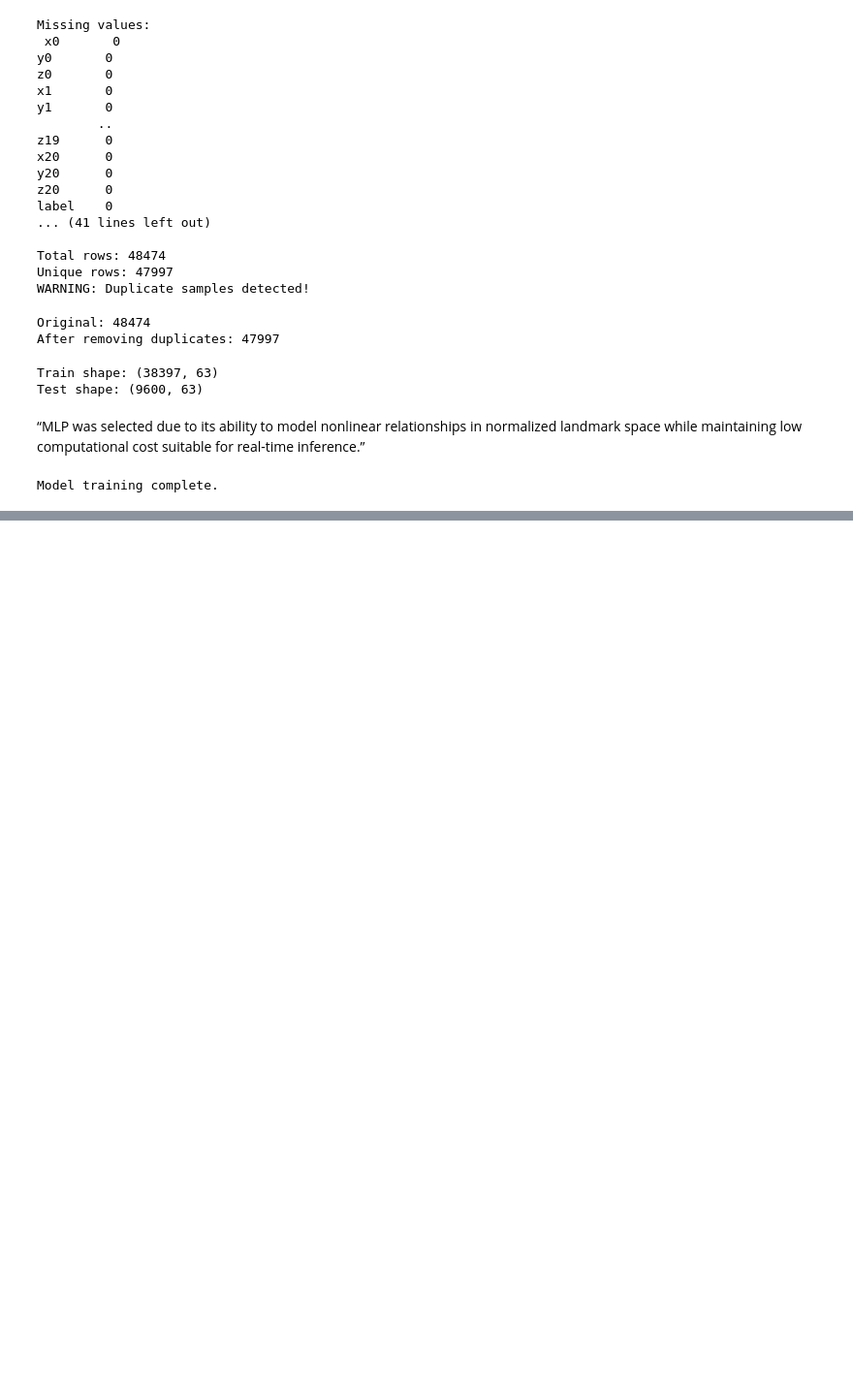
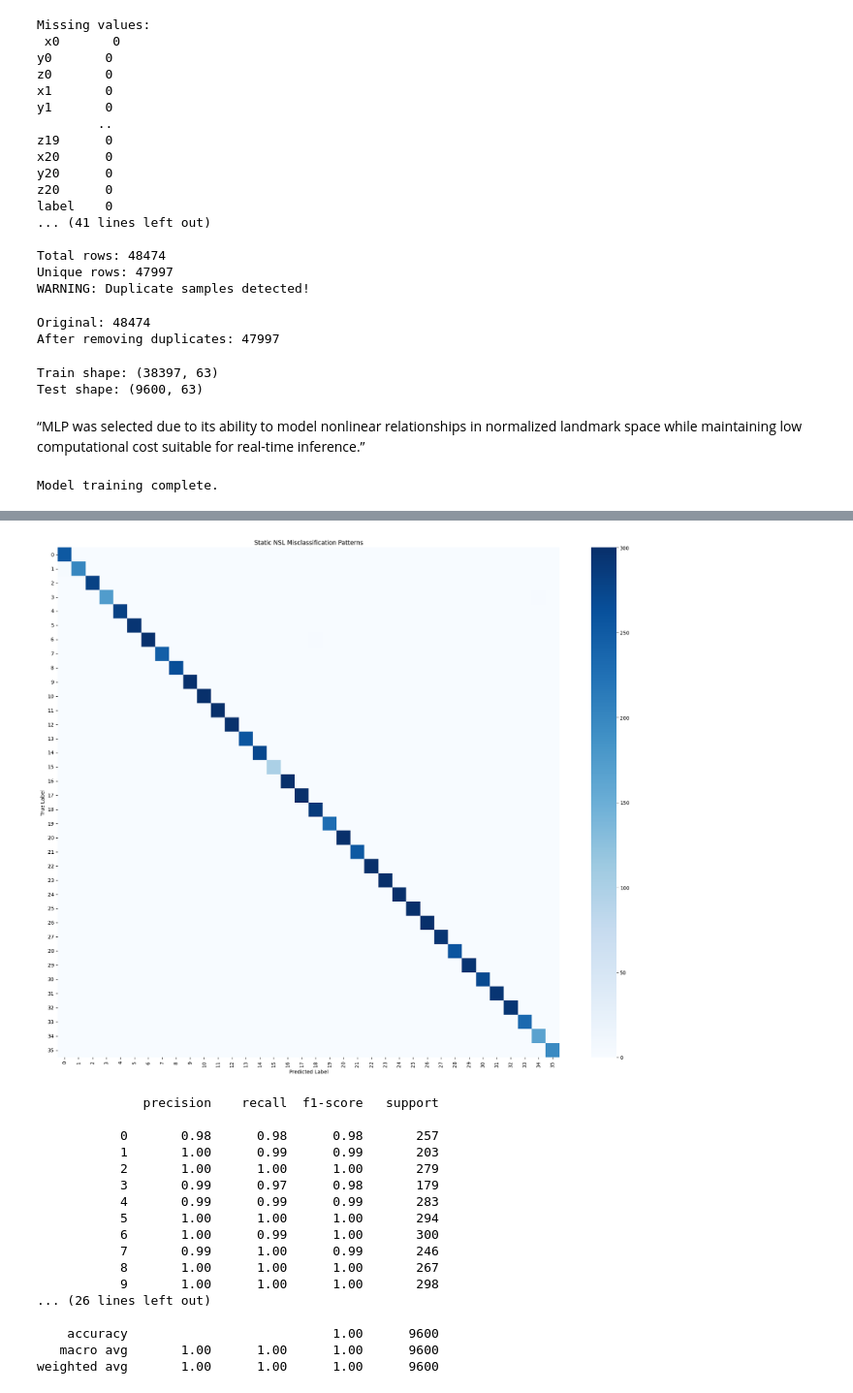
Before and after one commit to Diwashd/NSL-static-dynamic, a Jupyter notebook: notebooks/static_train.ipynb, the cells around one changed output, grey strips where cells are left out. Shown at 97% size. Saved outputs shown, nothing was run; the diff lists cells and outputs as text; code cells hidden in the pictures; blank space fills up the shorter version.

```diff
--- a/notebooks/static_train.ipynb
+++ b/notebooks/static_train.ipynb
@@ -239,0 +297,71 @@ Model saved as nsl_model.pkl
+# %%
+# ==========================================
+# 5.2.4 Misclassification Pattern Analysis
+# ==========================================
+
+import numpy as np
+import matplotlib.pyplot as plt
+import seaborn as sns
+
+from sklearn.metrics import confusion_matrix, classification_report
+
+# Predict on test set
+y_pred = model.predict(X_test)
+
+# Use consistent class labels for plots and reports
+class_labels = np.unique(y)
+
+# ------------------------------------------
+# Confusion Matrix
+# ------------------------------------------
+
+cm = confusion_matrix(y_test, y_pred)
+
+plt.figure(figsize=(18, 15))
+
+sns.heatmap(
+    cm,
+    annot=False,
+    cmap="Blues",
+    xticklabels=class_labels,
+    yticklabels=class_labels
+)
+
+plt.title("Static NSL Misclassification Patterns")
+plt.xlabel("Predicted Label")
+plt.ylabel("True Label")
+
+plt.xticks(rotation=90)
+plt.yticks(rotation=0)
+
+plt.tight_layout()
+plt.show()
+
+# ------------------------------------------
+# Classification Report
+# ------------------------------------------
+
+print(classification_report(
+    y_test,
+    y_pred,
+    target_names=[str(v) for v in class_labels]
+))
+# %% [output]
+[figure, added]
+              precision    recall  f1-score   support
+
+           0       0.98      0.98      0.98       257
+           1       1.00      0.99      0.99       203
+           2       1.00      1.00      1.00       279
+           3       0.99      0.97      0.98       179
+           4       0.99      0.99      0.99       283
+           5       1.00      1.00      1.00       294
+           6       1.00      0.99      1.00       300
+           7       0.99      1.00      0.99       246
+           8       1.00      1.00      1.00       267
+           9       1.00      1.00      1.00       298
+... (26 lines left out)
+
+    accuracy                           1.00      9600
+   macro avg       1.00      1.00      1.00      9600
+weighted avg       1.00      1.00      1.00      9600
```
Also changed, not shown: parts of 11 cells of this notebook, 11 other files.
